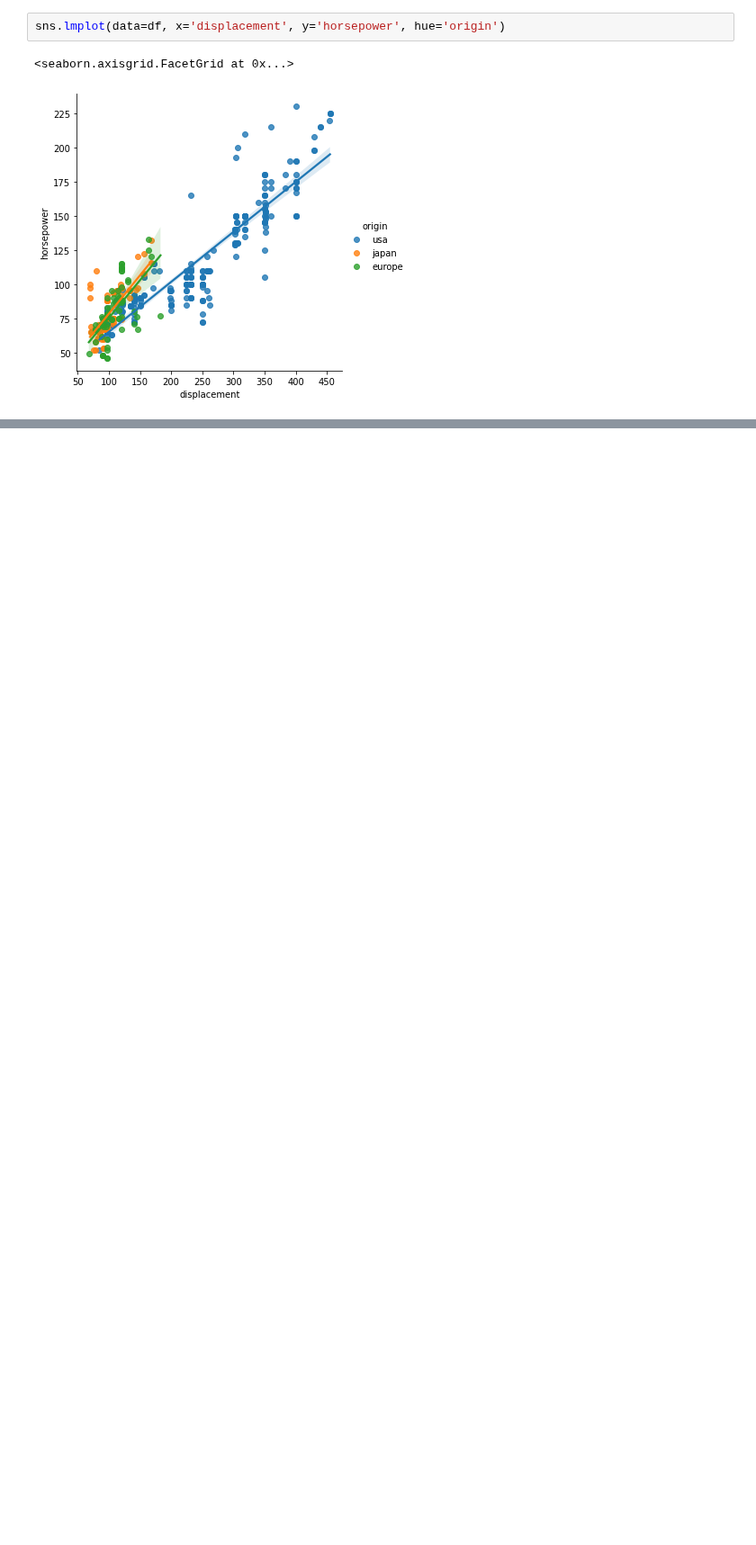
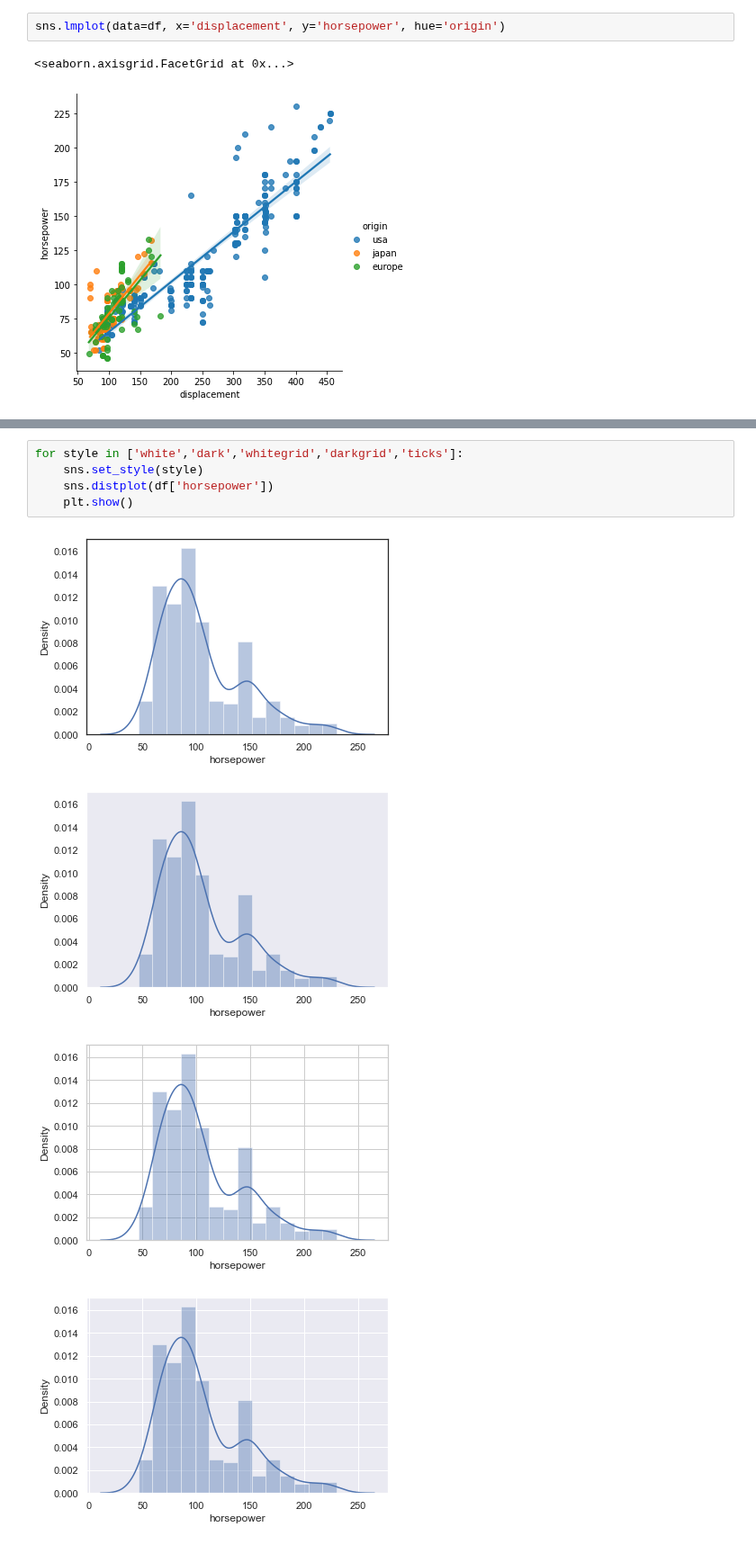
Before and after one commit to Jose-Servin/DataCamp, a Jupyter notebook: Courses/Intermediate_Seaborn/1.1_Intermediate_Seaborn.ipynb, the cells around one changed output, grey strips where cells are left out. Shown at 90% size. Drawn from its saved outputs; the diff is of its cells as text; blank space fills up the shorter version.

```diff
--- a/Courses/Intermediate_Seaborn/1.1_Intermediate_Seaborn.ipynb
+++ b/Courses/Intermediate_Seaborn/1.1_Intermediate_Seaborn.ipynb
@@ -64,0 +95,10 @@ sns.lmplot(data=df, x='displacement', y='horsepower', hue='origin')
+# %%
+for style in ['white','dark','whitegrid','darkgrid','ticks']:
+    sns.set_style(style)
+    sns.distplot(df['horsepower'])
+    plt.show()
+# %% [output]
+[figure, added]
+[figure, added]
+[figure, added]
+[figure, added]
```
Also changed, not shown: parts of 41 cells of this notebook.
